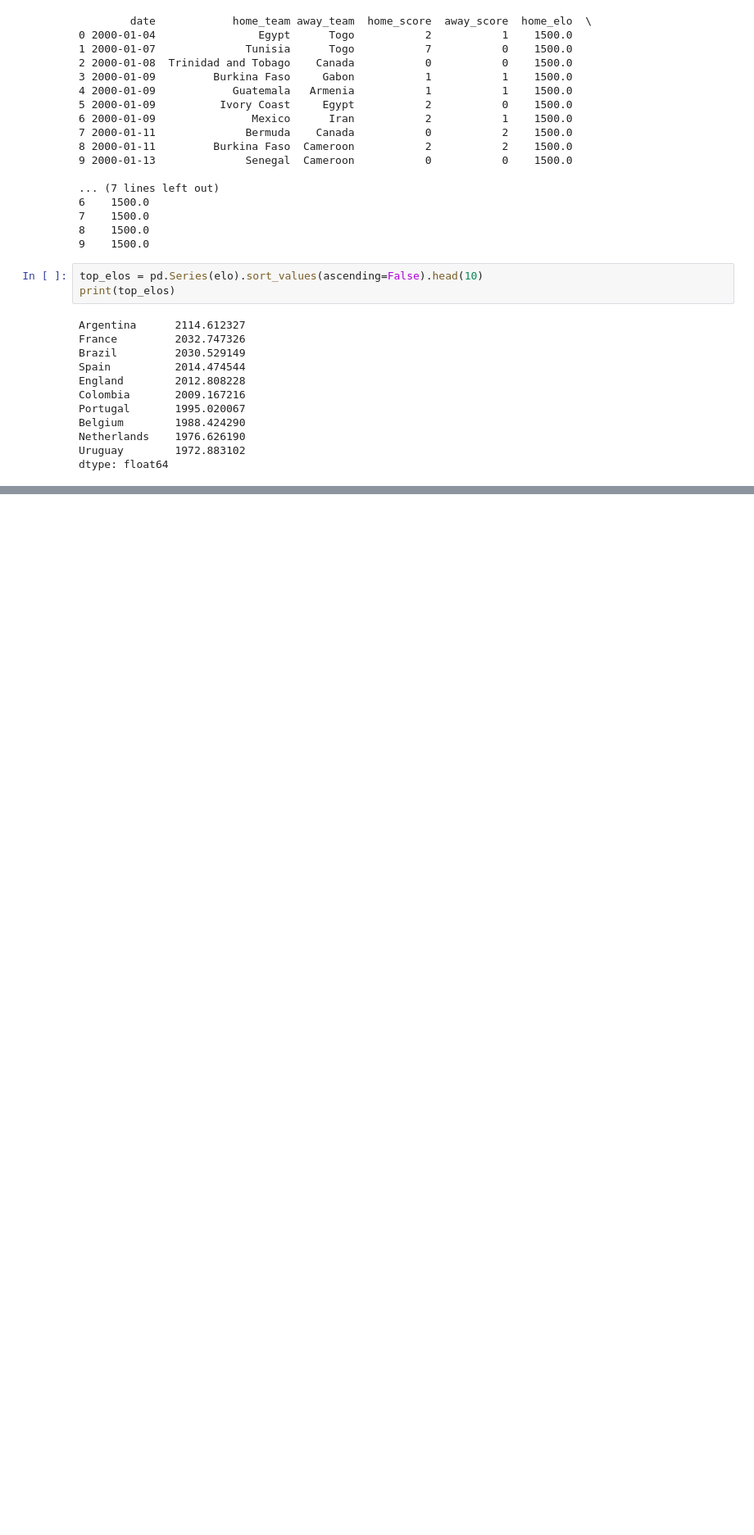
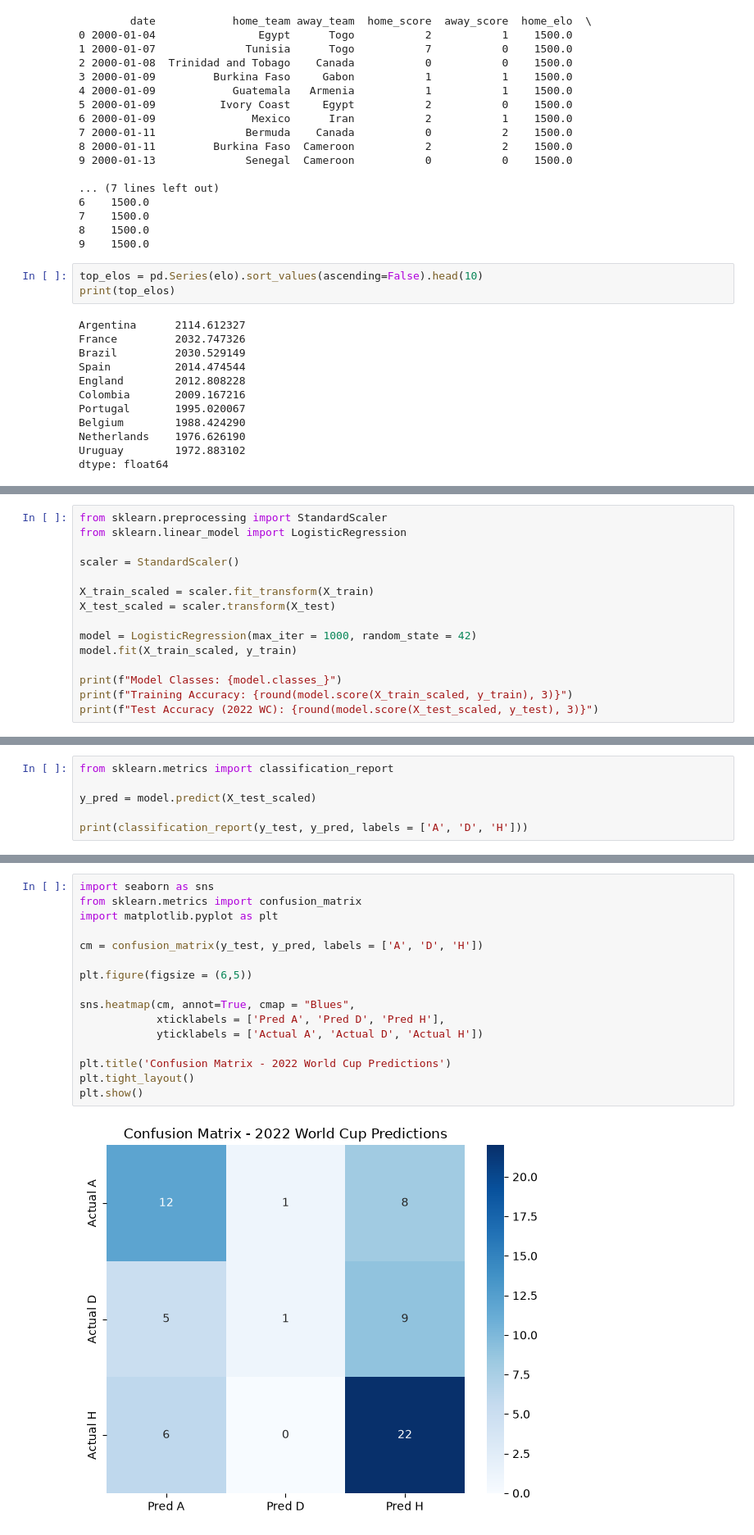
Before and after one commit to cswizard7/World-Cup-Match-Predictor, a Jupyter notebook: match_predictor.ipynb, the cells around one changed output, grey strips where cells are left out. Shown at 82% size. Drawn from its saved outputs; the diff is of its cells as text; blank space fills up the shorter version.

Commit message:
Add Feature Engineering: Elo, form, goals, home advantage, target variable, train/test split, logistic regression training and evaluation

```diff
--- a/match_predictor.ipynb
+++ b/match_predictor.ipynb
@@ -169,0 +411,15 @@ dtype: float64
+# %%
+from sklearn.preprocessing import StandardScaler
+from sklearn.linear_model import LogisticRegression
+
+scaler = StandardScaler()
+
+X_train_scaled = scaler.fit_transform(X_train)
+X_test_scaled = scaler.transform(X_test)
+
+model = LogisticRegression(max_iter = 1000, random_state = 42)
+model.fit(X_train_scaled, y_train)
+
+print(f"Model Classes: {model.classes_}")
+print(f"Training Accuracy: {round(model.score(X_train_scaled, y_train), 3)}")
+print(f"Test Accuracy (2022 WC): {round(model.score(X_test_scaled, y_test), 3)}")
@@ -169,0 +434,6 @@ dtype: float64
+# %%
+from sklearn.metrics import classification_report
+
+y_pred = model.predict(X_test_scaled)
+
+print(classification_report(y_test, y_pred, labels = ['A', 'D', 'H']))
@@ -169,0 +454,18 @@ dtype: float64
+# %%
+import seaborn as sns
+from sklearn.metrics import confusion_matrix
+import matplotlib.pyplot as plt
+
+cm = confusion_matrix(y_test, y_pred, labels = ['A', 'D', 'H'])
+
+plt.figure(figsize = (6,5))
+
+sns.heatmap(cm, annot=True, cmap = "Blues",
+            xticklabels = ['Pred A', 'Pred D', 'Pred H'],
+            yticklabels = ['Actual A', 'Actual D', 'Actual H'])
+
+plt.title('Confusion Matrix - 2022 World Cup Predictions')
+plt.tight_layout()
+plt.show()
+# %% [output]
+[figure, added]
```
Also changed, not shown: parts of 15 cells of this notebook.
